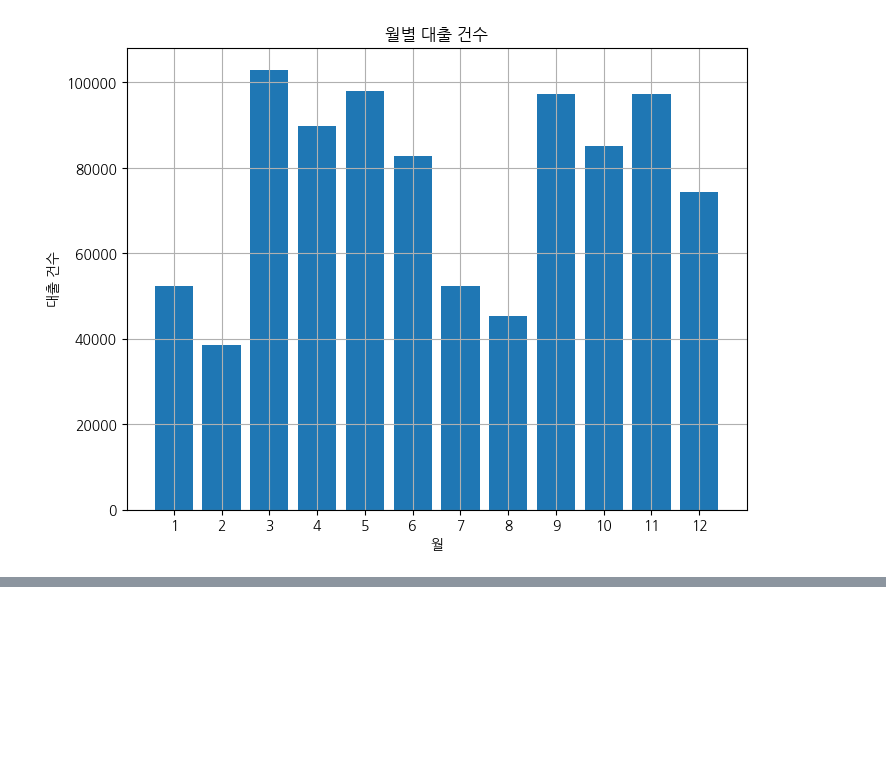
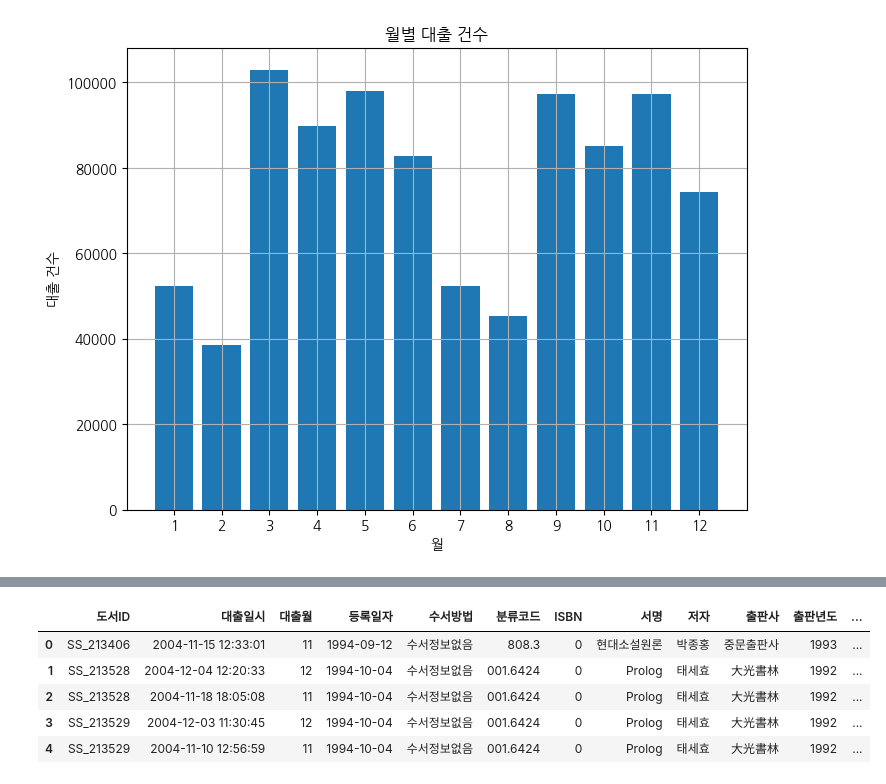
Before and after one commit to kid8422/SSUDatathon, a Jupyter notebook: Haechan/Rent.ipynb, the cells around one changed output, grey strips where cells are left out. Saved outputs shown, nothing was run; the diff lists cells and outputs as text; code cells hidden in the pictures; blank space fills up the shorter version.

```diff
--- a/Haechan/Rent.ipynb
+++ b/Haechan/Rent.ipynb
@@ -87,3 +87,7 @@ plt.grid(True)
 plt.show()
 # %% [output]
 [figure]
+# %%
+# 단행본(도서)정보.txt
+book_df = pd.read_csv('../Data/단행본(도서)정보.txt', sep=',', encoding='EUC-KR')
+book_df[:3]
@@ -89,0 +99,12 @@ plt.show()
+# %%
+# '도서ID' 기준으로 join 수행
+merge_df = pd.merge(rent_df, book_df, on='도서ID', how='left')
+
+merge_df[:5]
+# %% [output]
+|  | 도서ID | 대출일시 | 대출월 | 등록일자 | 수서방법 | 분류코드 | ISBN | 서명 | 저자 | 출판사 | 출판년도 | ... |
+| 0 | SS_213406 | 2004-11-15 12:33:01 | 11 | 1994-09-12 | 수서정보없음 | 808.3 | 0 | 현대소설원론 | 박종홍 | 중문출판사 | 1993 | ... |
+| 1 | SS_213528 | 2004-12-04 12:20:33 | 12 | 1994-10-04 | 수서정보없음 | 001.6424 | 0 | Prolog | 태세효 | 大光書林 | 1992 | ... |
+| 2 | SS_213528 | 2004-11-18 18:05:08 | 11 | 1994-10-04 | 수서정보없음 | 001.6424 | 0 | Prolog | 태세효 | 大光書林 | 1992 | ... |
+| 3 | SS_213529 | 2004-12-03 11:30:45 | 12 | 1994-10-04 | 수서정보없음 | 001.6424 | 0 | Prolog | 태세효 | 大光書林 | 1992 | ... |
+| 4 | SS_213529 | 2004-11-10 12:56:59 | 11 | 1994-10-04 | 수서정보없음 | 001.6424 | 0 | Prolog | 태세효 | 大光書林 | 1992 | ... |
```
Also changed, not shown: parts of 7 cells of this notebook.
